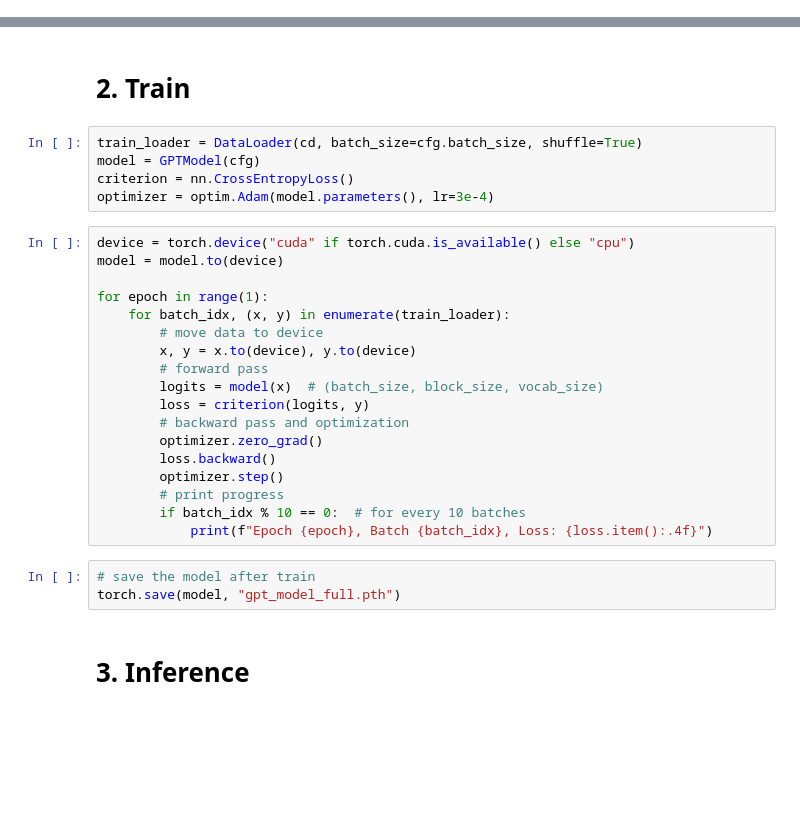
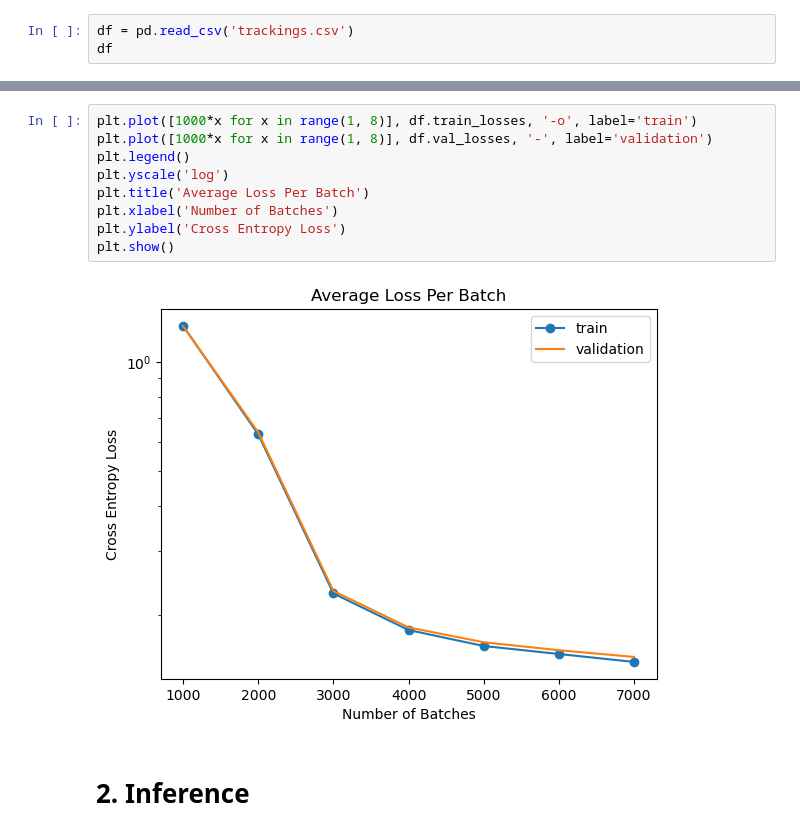
Before and after one commit to hiishl/dlproject2024, a Jupyter notebook: train_and_eval.ipynb, the cells around one changed output, grey strips where cells are left out. Cells and saved outputs as stored; diff of their text form; blank space fills up the shorter version.

Commit message:
model trained and evaluated

```diff
--- a/train_and_eval.ipynb
+++ b/train_and_eval.ipynb
@@ -26,0 +64,3 @@ Config(block_size=128, batch_size=128, d_emb=768, n_heads=8, n_layers=12, drop_r
+# %%
+df = pd.read_csv('trackings.csv')
+df
@@ -27,30 +76,13 @@ Config(block_size=128, batch_size=128, d_emb=768, n_heads=8, n_layers=12, drop_r
+# %%
+plt.plot([1000*x for x in range(1, 8)], df.train_losses, '-o', label='train')
+plt.plot([1000*x for x in range(1, 8)], df.val_losses, '-', label='validation')
+plt.legend()
+plt.yscale('log')
+plt.title('Average Loss Per Batch')
+plt.xlabel('Number of Batches')
+plt.ylabel('Cross Entropy Loss')
+plt.show()
+# %% [output]
+[figure, added]
 # %% [markdown]
-# 2. Train
+# 2. Inference
-# %%
-train_loader = DataLoader(cd, batch_size=cfg.batch_size, shuffle=True)
-model = GPTModel(cfg)
-criterion = nn.CrossEntropyLoss()
-optimizer = optim.Adam(model.parameters(), lr=3e-4)
-# %%
-device = torch.device("cuda" if torch.cuda.is_available() else "cpu")
-model = model.to(device)
-
-for epoch in range(1):
-    for batch_idx, (x, y) in enumerate(train_loader):
-        # move data to device
-        x, y = x.to(device), y.to(device)
-        # forward pass
-        logits = model(x)  # (batch_size, block_size, vocab_size)
-        loss = criterion(logits, y)
-        # backward pass and optimization
-        optimizer.zero_grad()
-        loss.backward()
-        optimizer.step()
-        # print progress
-        if batch_idx % 10 == 0:  # for every 10 batches
-            print(f"Epoch {epoch}, Batch {batch_idx}, Loss: {loss.item():.4f}")
-# %%
-# save the model after train
-torch.save(model, "gpt_model_full.pth")
-# %% [markdown]
-# 3. Inference
```
Also changed, not shown: parts of 16 cells of this notebook.
